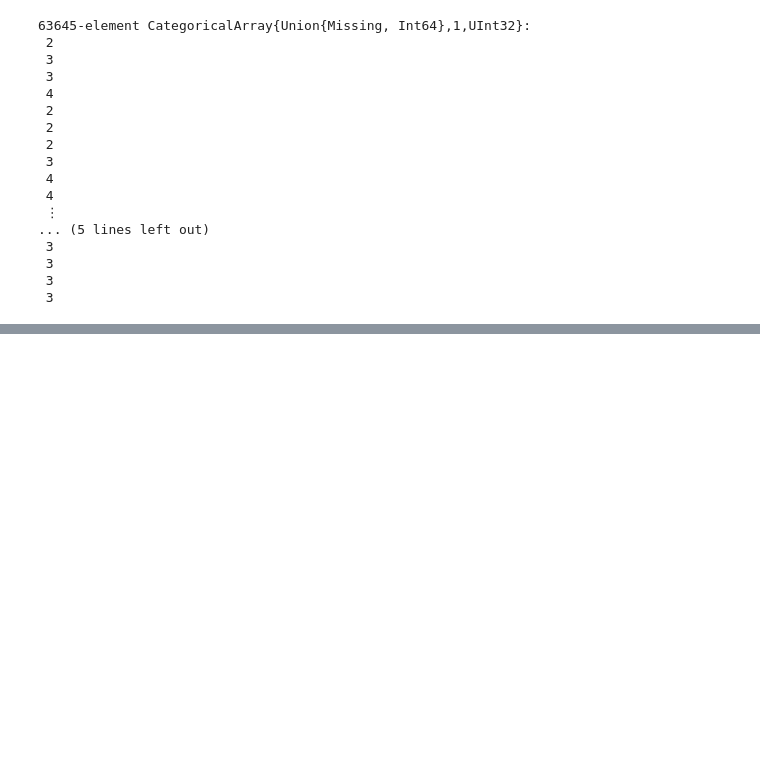
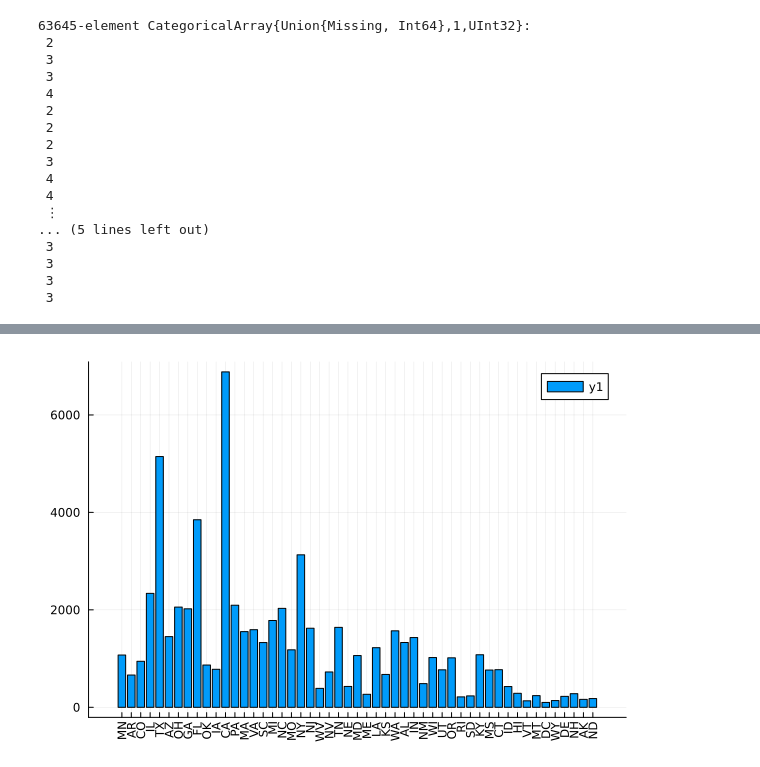
Before and after one commit to mike-herman/DoingRightNow-Analysis, a Jupyter notebook: Journal.ipynb, the cells around one changed output, grey strips where cells are left out. Cells and saved outputs as stored; diff of their text form; code cells hidden in the pictures; blank space fills up the shorter version.

```diff
--- a/Journal.ipynb
+++ b/Journal.ipynb
@@ -348,0 +372,10 @@ cps
+# %%
+STATE_CODE_CSV = joinpath("data","us-state-ansi-fips.csv");
+
+# Import and clean state code data.
+state_codes = DataFrame(CSV.File(STATE_CODE_CSV));
+rename!(state_codes, " st" => :GESTFIPS)
+rename!(state_codes, " stusps" => :state_abbr)
+transform!(state_codes, :state_abbr => (x -> lstrip.(x)) => :state_abbr)
+
+describe(state_codes)
@@ -348,0 +391,3 @@ cps
+# %%
+cps = leftjoin(cps,state_codes, on = :GESTFIPS);
+describe(cps[!,[:GESTFIPS]])
@@ -348,0 +399,7 @@ cps
+# %%
+@pipe cps |>
+    groupby(_, :state_abbr) |>
+    combine(_, :TRATUSR => length => :num_obs) |>
+    bar(_[:,:state_abbr], _[:, :num_obs], xticks = :all, xrotation = 90)
+# %% [output]
+[figure, added]
```
Also changed, not shown: parts of 35 cells of this notebook, 4 other files.
